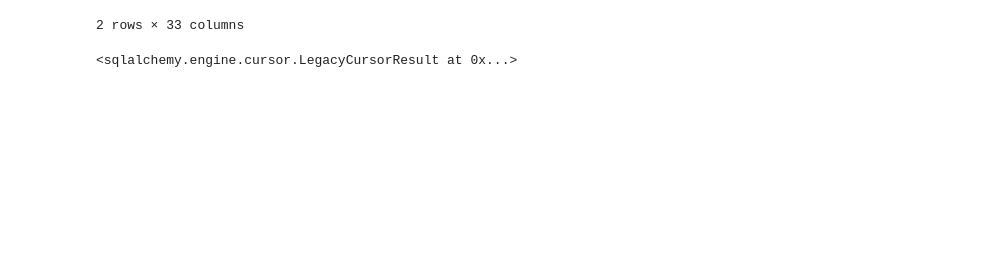
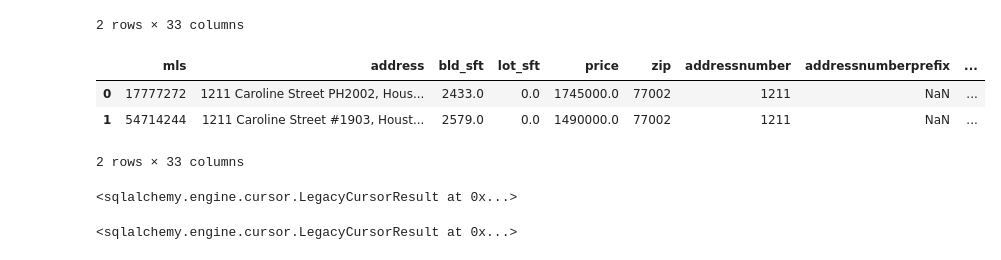
Before and after one commit to sgkuzmin/Houston_real_estate, a Jupyter notebook: houston_real_estate.ipynb, the cells around one changed output. Cells and saved outputs as stored; diff of their text form; code cells hidden in the pictures; blank space fills up the shorter version.

```diff
--- a/houston_real_estate.ipynb
+++ b/houston_real_estate.ipynb
@@ -220,6 +224,16 @@ address_df.head(2)
 | 0 | 17777272 | 1211 Caroline Street PH2002, Hous... | 2433.0 | 0.0 | 1745000.0 | 77002 | 1211 | NaN | ... |
 | 1 | 54714244 | 1211 Caroline Street #1903, Houst... | 2579.0 | 0.0 | 1490000.0 | 77002 | 1211 | NaN | ... |
 2 rows × 33 columns
+# %%
+#make column titles all lower case for ease of use in posgres
+address_df.columns= address_df.columns.str.strip().str.lower()
+# %%
+address_df.head(2)
+# %% [output]
+|  | mls | address | bld_sft | lot_sft | price | zip | addressnumber | addressnumberprefix | ... |
+| 0 | 17777272 | 1211 Caroline Street PH2002, Hous... | 2433.0 | 0.0 | 1745000.0 | 77002 | 1211 | NaN | ... |
+| 1 | 54714244 | 1211 Caroline Street #1903, Houst... | 2579.0 | 0.0 | 1490000.0 | 77002 | 1211 | NaN | ... |
+2 rows × 33 columns
 # %%
 # load to postgre
 address_df.to_sql('har_address',engine,index=False,if_exists='replace')
@@ -234,6 +248,14 @@ alter column str_num type varchar;
 ''')
 # %% [output]
 <sqlalchemy.engine.cursor.LegacyCursorResult at 0x...>
+# %%
+# change column data type to text
+engine.execute('''
+alter table real_acct
+alter column str_unit type varchar;
+''')
+# %% [output]
+<sqlalchemy.engine.cursor.LegacyCursorResult at 0x...>
 # %%
 # query postgres and store in dataframe
 har_vs_hcad_df = pd.read_sql('''
```
Also changed, not shown: parts of 4 cells of this notebook, 1 other file.
